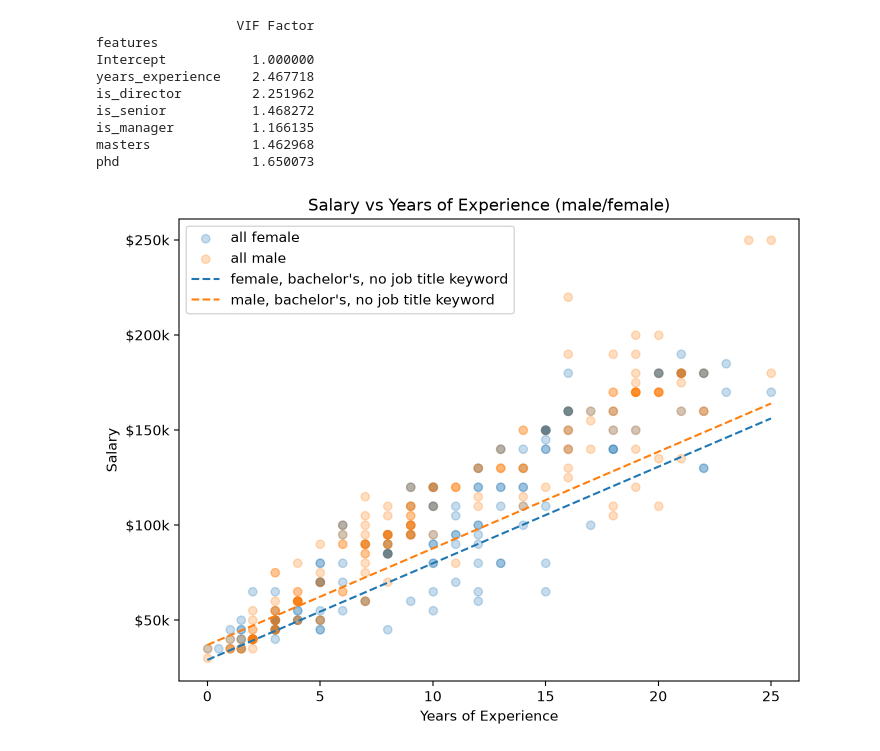
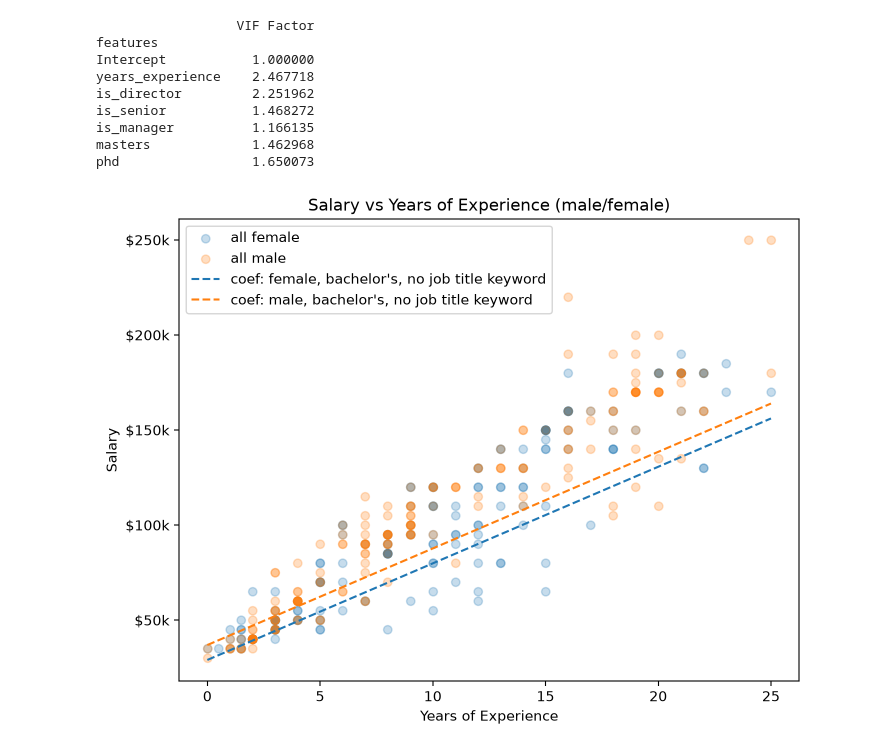
Before and after one commit to mhaddock/udacity_coursework, a Jupyter notebook: statistics_for_data_analysis/projects/model_salary_data_with_linear_regression/salary_prediction_project.ipynb, the cells around one changed output. Cells and saved outputs as stored; diff of their text form; code cells hidden in the pictures.

Commit message:
small plot tweaks

```diff
--- a/statistics_for_data_analysis/projects/model_salary_data_with_linear_regression/salary_prediction_project.ipynb
+++ b/statistics_for_data_analysis/projects/model_salary_data_with_linear_regression/salary_prediction_project.ipynb
@@ -856,22 +856,22 @@ phd                 1.650073
 # %%
 yrs_exp_range = np.arange(df["years_experience"].min(), df["years_experience"].max()+1)
 female_bachelors = model_coef["intercept"] + (model_coef["years_experience"] * yrs_exp_range)
 male_bachelors = female_bachelors + model_coef["male"]
 
 female = df.query("female==1")
 male = df.query("male==1")
 fig, ax = plt.subplots(1, figsize=[8,6])
 plt.scatter(female["years_experience"], female["salary"], alpha=0.25, label="all female")
 plt.scatter(male["years_experience"], male["salary"], alpha=0.25, label="all male")
-plt.plot(yrs_exp_range, female_bachelors, ls="--", label="female, bachelor's, no job title keyword")
-plt.plot(yrs_exp_range, male_bachelors, ls="--", label="male, bachelor's, no job title keyword")
+plt.plot(yrs_exp_range, female_bachelors, ls="--", label="coef: female, bachelor's, no job title keyword")
+plt.plot(yrs_exp_range, male_bachelors, ls="--", label="coef: male, bachelor's, no job title keyword")
 plt.legend()
 ax.set_ylabel("Salary")
 ax.set_xlabel("Years of Experience")
 ax.set_title("Salary vs Years of Experience (male/female)")
 ax.yaxis.set_major_formatter(
     plt.FuncFormatter(lambda x, _: f"${x/1000:,.0f}k")
 )
 plt.show()
 # %% [output]
-[figure, old version]
+[figure, new version]
```
Also changed, not shown: 1 other file.
